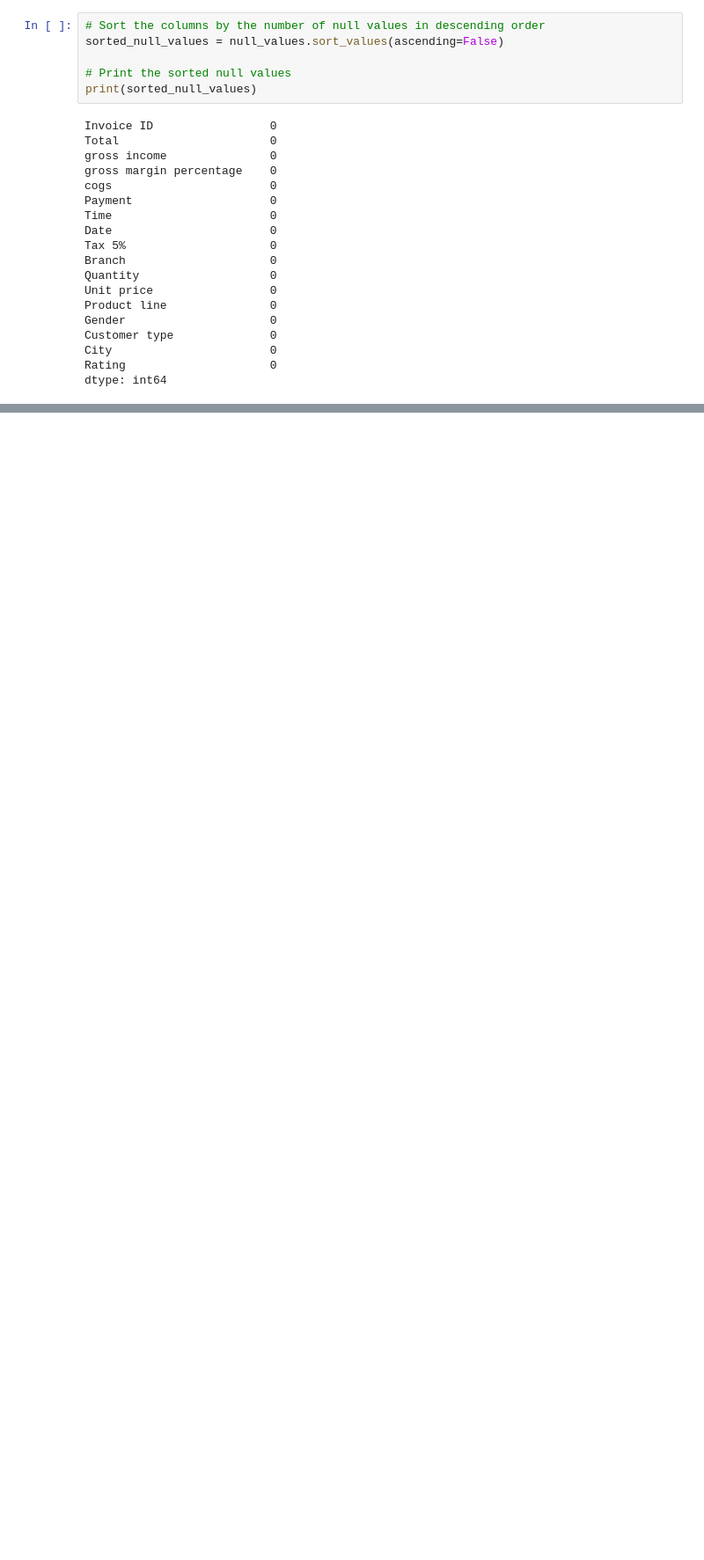
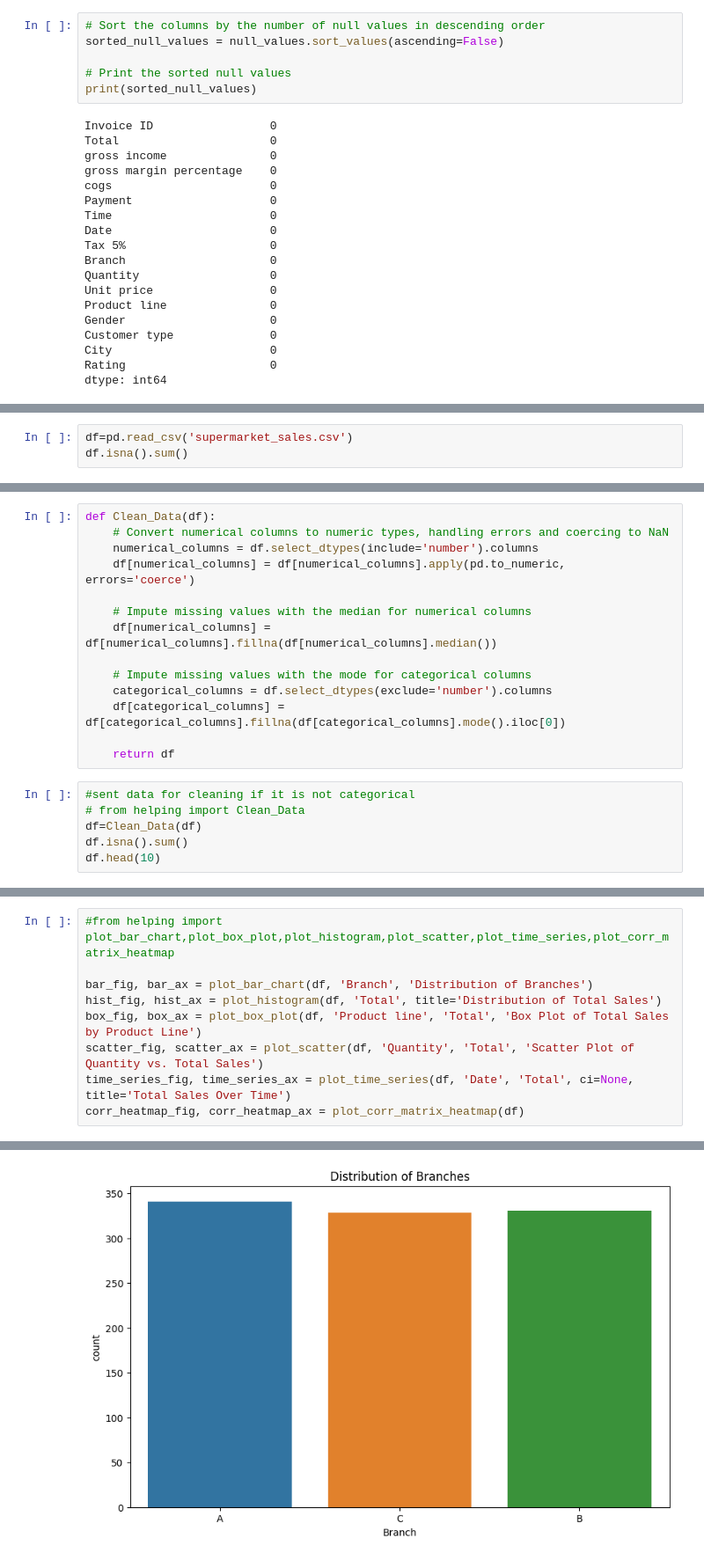
Before and after one commit to saimsheikh/Automated_EDA, a Jupyter notebook: main.ipynb, the cells around one changed output, grey strips where cells are left out. Shown: that part at 88% size. Drawn from its saved outputs; the diff is of its cells as text; blank space fills up the shorter version.

```diff
--- a/main.ipynb
+++ b/main.ipynb
@@ -69,0 +75,3 @@ dtype: int64
+# %%
+df=pd.read_csv('supermarket_sales.csv')
+df.isna().sum()
@@ -69,0 +97,20 @@ dtype: int64
+# %%
+def Clean_Data(df):
+    # Convert numerical columns to numeric types, handling errors and coercing to NaN
+    numerical_columns = df.select_dtypes(include='number').columns
+    df[numerical_columns] = df[numerical_columns].apply(pd.to_numeric, errors='coerce')
+
+    # Impute missing values with the median for numerical columns
+    df[numerical_columns] = df[numerical_columns].fillna(df[numerical_columns].median())
+
+    # Impute missing values with the mode for categorical columns
+    categorical_columns = df.select_dtypes(exclude='number').columns
+    df[categorical_columns] = df[categorical_columns].fillna(df[categorical_columns].mode().iloc[0])
+
+    return df
+# %%
+#sent data for cleaning if it is not categorical
+# from helping import Clean_Data
+df=Clean_Data(df)
+df.isna().sum()
+df.head(10)
@@ -69,0 +190,10 @@ dtype: int64
+# %%
+#from helping import plot_bar_chart,plot_box_plot,plot_histogram,plot_scatter,plot_time_series,plot_corr_matrix_heatmap
+
+bar_fig, bar_ax = plot_bar_chart(df, 'Branch', 'Distribution of Branches')
+hist_fig, hist_ax = plot_histogram(df, 'Total', title='Distribution of Total Sales')
+box_fig, box_ax = plot_box_plot(df, 'Product line', 'Total', 'Box Plot of Total Sales by Product Line')
+scatter_fig, scatter_ax = plot_scatter(df, 'Quantity', 'Total', 'Scatter Plot of Quantity vs. Total Sales')
+time_series_fig, time_series_ax = plot_time_series(df, 'Date', 'Total', ci=None, title='Total Sales Over Time')
+corr_heatmap_fig, corr_heatmap_ax = plot_corr_matrix_heatmap(df)
+# %% [output]
@@ -69,0 +203 @@ dtype: int64
+[figure, added]
```
Also changed, not shown: parts of 10 cells of this notebook, 3 other files.
